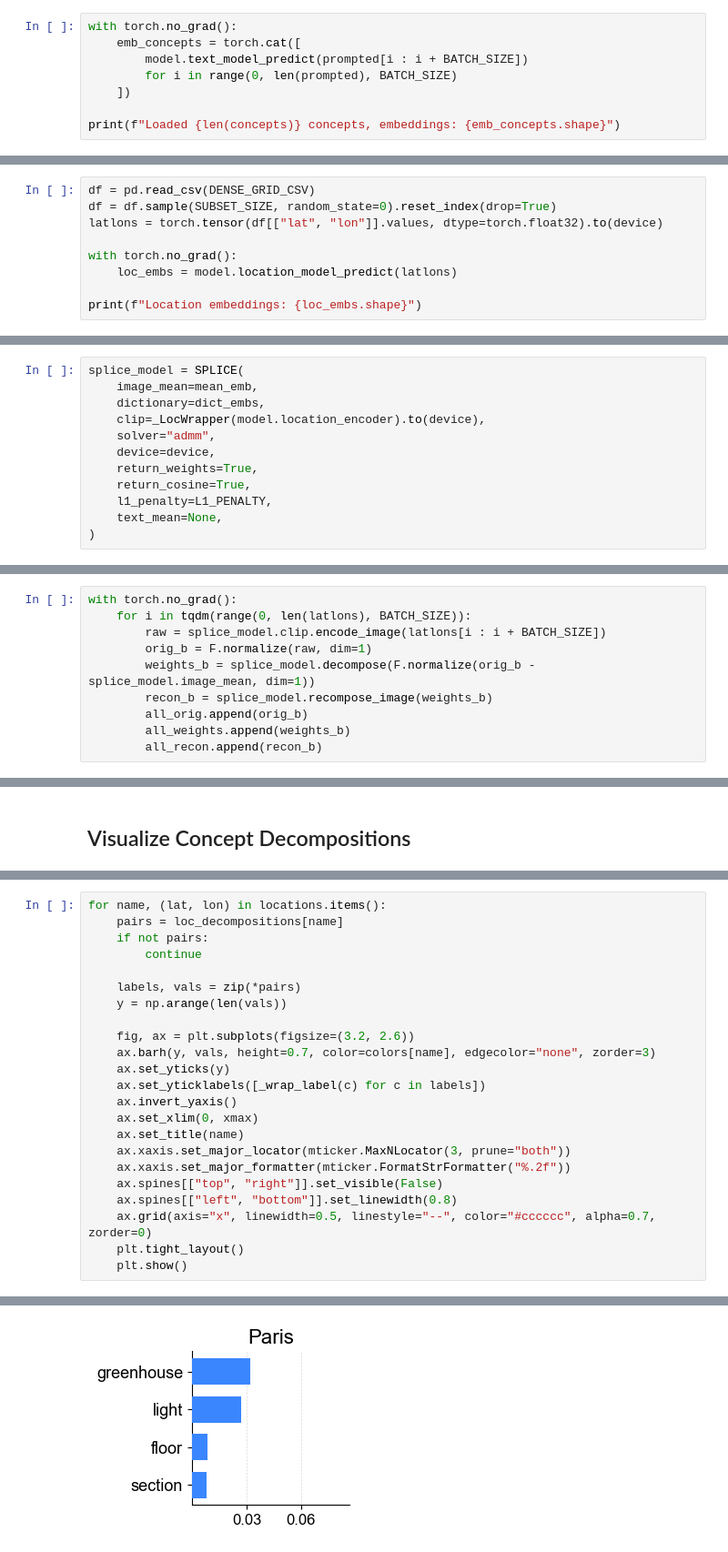
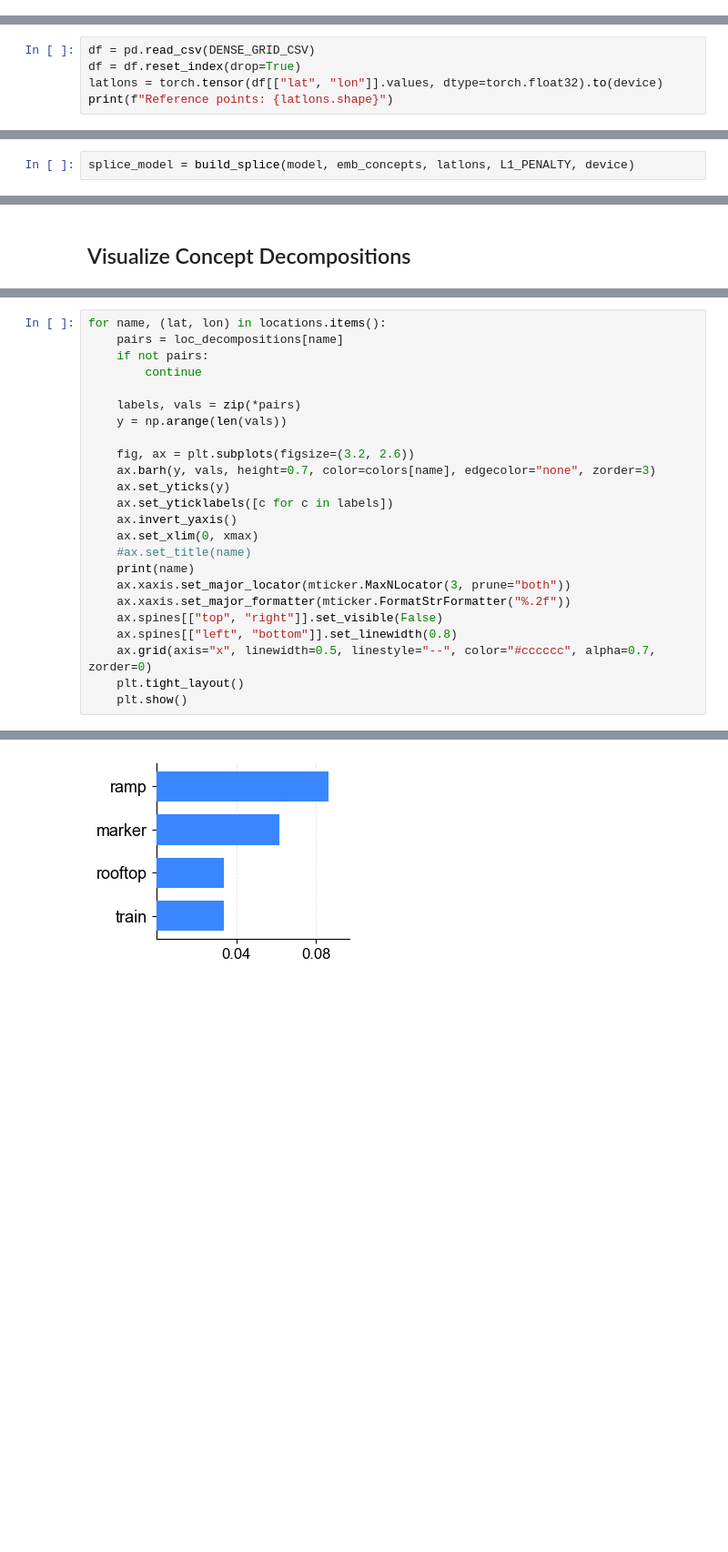
Before and after one commit to sricke/explainable-earth-embeddings, a Jupyter notebook: notebooks/splice_demo.ipynb, the cells around one changed output, grey strips where cells are left out. Shown at 91% size. Saved outputs shown, nothing was run; the diff lists cells and outputs as text; blank space fills up the shorter version.

Commit message:
splice over regions

```diff
--- a/notebooks/splice_demo.ipynb
+++ b/notebooks/splice_demo.ipynb
@@ -107,8 +99,0 @@ prompted = [PROMPT.format(concept=c) for c in concepts]
-# %%
-with torch.no_grad():
-    emb_concepts = torch.cat([
-        model.text_model_predict(prompted[i : i + BATCH_SIZE])
-        for i in range(0, len(prompted), BATCH_SIZE)
-    ])
-
-print(f"Loaded {len(concepts)} concepts, embeddings: {emb_concepts.shape}")
@@ -119,10 +102,6 @@ Loaded 1020 concepts, embeddings: torch.Size([1020, 256])
 # %%
 df = pd.read_csv(DENSE_GRID_CSV)
-df = df.sample(SUBSET_SIZE, random_state=0).reset_index(drop=True)
+df = df.reset_index(drop=True)
 latlons = torch.tensor(df[["lat", "lon"]].values, dtype=torch.float32).to(device)
-
-with torch.no_grad():
-    loc_embs = model.location_model_predict(latlons)
-
-print(f"Location embeddings: {loc_embs.shape}")
+print(f"Reference points: {latlons.shape}")
 # %% [output]
@@ -144,15 +111,5 @@ dict_embs = F.normalize(emb_concepts - emb_concepts.mean(0), dim=1)
 # %%
-splice_model = SPLICE(
-    image_mean=mean_emb,
-    dictionary=dict_embs,
-    clip=_LocWrapper(model.location_encoder).to(device),
-    solver="admm",
-    device=device,
-    return_weights=True,
-    return_cosine=True,
-    l1_penalty=L1_PENALTY,
-    text_mean=None,
-)
+splice_model = build_splice(model, emb_concepts, latlons, L1_PENALTY, device)
 # %% [output]
 Using ADMM solver...
 With rho value 5.0
@@ -163,10 +119,0 @@ all_orig, all_weights, all_recon = [], [], []
-# %%
-with torch.no_grad():
-    for i in tqdm(range(0, len(latlons), BATCH_SIZE)):
-        raw = splice_model.clip.encode_image(latlons[i : i + BATCH_SIZE])
-        orig_b = F.normalize(raw, dim=1)
-        weights_b = splice_model.decompose(F.normalize(orig_b - splice_model.image_mean, dim=1))
-        recon_b = splice_model.recompose_image(weights_b)
-        all_orig.append(orig_b)
-        all_weights.append(weights_b)
-        all_recon.append(recon_b)
@@ -290,10 +225,11 @@ for name, (lat, lon) in locations.items():
     fig, ax = plt.subplots(figsize=(3.2, 2.6))
     ax.barh(y, vals, height=0.7, color=colors[name], edgecolor="none", zorder=3)
     ax.set_yticks(y)
-    ax.set_yticklabels([_wrap_label(c) for c in labels])
+    ax.set_yticklabels([c for c in labels])
     ax.invert_yaxis()
     ax.set_xlim(0, xmax)
-    ax.set_title(name)
+    #ax.set_title(name)
+    print(name)
     ax.xaxis.set_major_locator(mticker.MaxNLocator(3, prune="both"))
     ax.xaxis.set_major_formatter(mticker.FormatStrFormatter("%.2f"))
     ax.spines[["top", "right"]].set_visible(False)
@@ -305 +242 @@ for name, (lat, lon) in locations.items():
-[figure, old version]
+[figure, new version]
```
Also changed, not shown: parts of 39 cells of this notebook, 3 other files.
